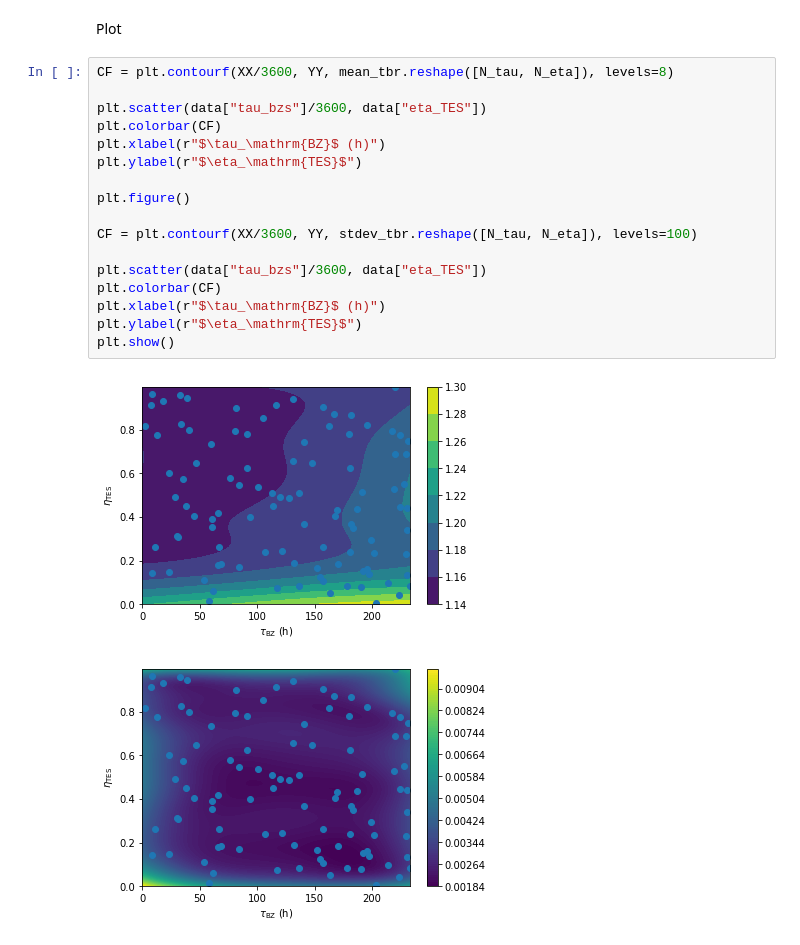
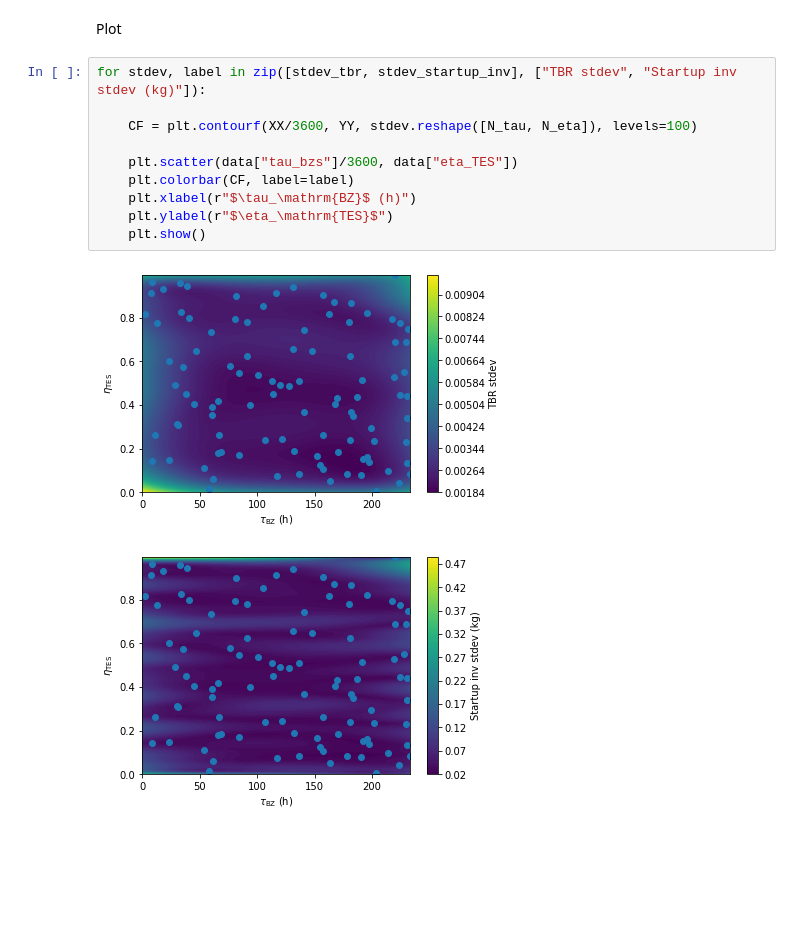
Before and after one commit to SamueleMeschini/fc-results, a Jupyter notebook: step_results.ipynb, the cells around one changed output. Saved outputs shown, nothing was run; the diff lists cells and outputs as text; blank space fills up the shorter version.

```diff
--- a/step_results.ipynb
+++ b/step_results.ipynb
@@ -32,22 +32,15 @@ mean_tbr, stdev_tbr = GP_tbr(gp_coords)
 # %% [markdown]
 Plot
 # %%
-CF = plt.contourf(XX/3600, YY, mean_tbr.reshape([N_tau, N_eta]), levels=8)
+for stdev, label in zip([stdev_tbr, stdev_startup_inv], ["TBR stdev", "Startup inv stdev (kg)"]):
 
-plt.scatter(data["tau_bzs"]/3600, data["eta_TES"])
-plt.colorbar(CF)
-plt.xlabel(r"$\tau_\mathrm{BZ}$ (h)")
-plt.ylabel(r"$\eta_\mathrm{TES}$")
+    CF = plt.contourf(XX/3600, YY, stdev.reshape([N_tau, N_eta]), levels=100)
 
-plt.figure()
-
-CF = plt.contourf(XX/3600, YY, stdev_tbr.reshape([N_tau, N_eta]), levels=100)
-
-plt.scatter(data["tau_bzs"]/3600, data["eta_TES"])
-plt.colorbar(CF)
-plt.xlabel(r"$\tau_\mathrm{BZ}$ (h)")
-plt.ylabel(r"$\eta_\mathrm{TES}$")
-plt.show()
+    plt.scatter(data["tau_bzs"]/3600, data["eta_TES"])
+    plt.colorbar(CF, label=label)
+    plt.xlabel(r"$\tau_\mathrm{BZ}$ (h)")
+    plt.ylabel(r"$\eta_\mathrm{TES}$")
+    plt.show()
 # %% [output]
-[figure, old version]
+[figure, new version]
-[figure, old version]
+[figure, new version]
```
Also changed, not shown: parts of 1 cell of this notebook, 2 other files.
